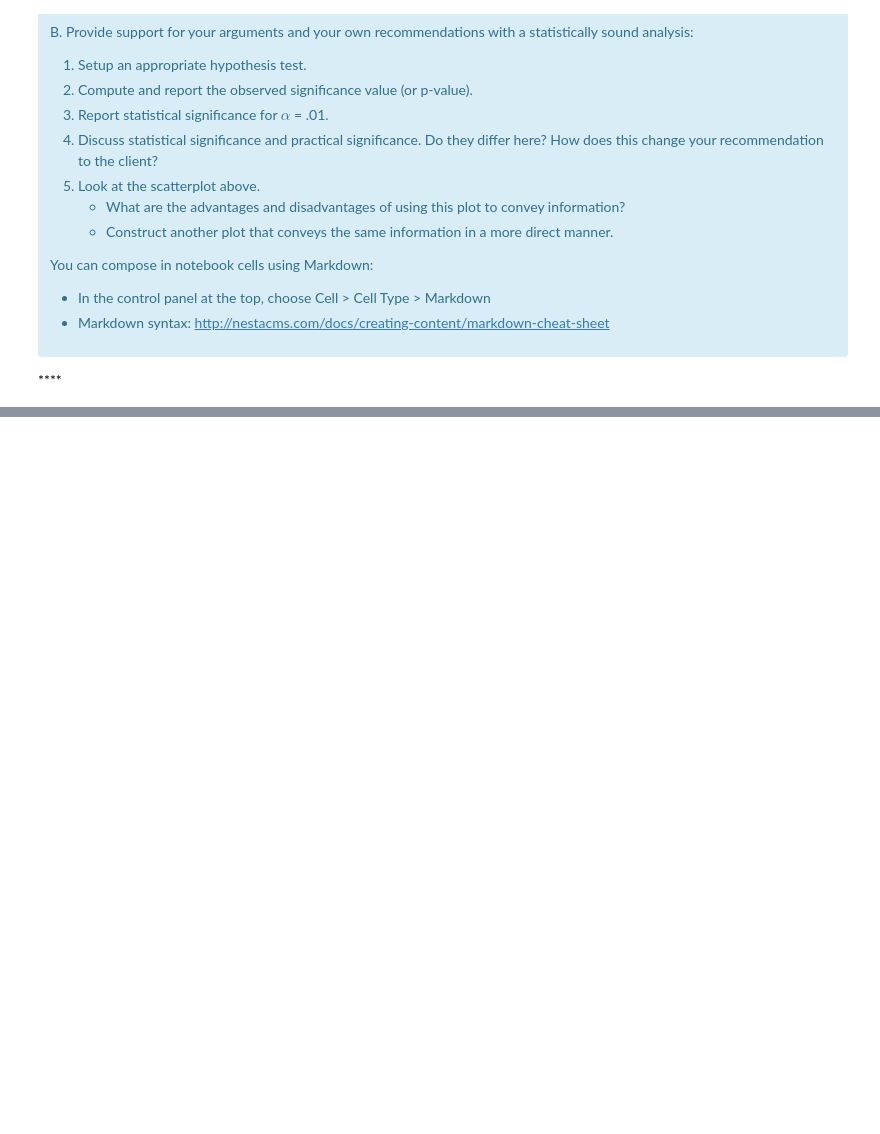
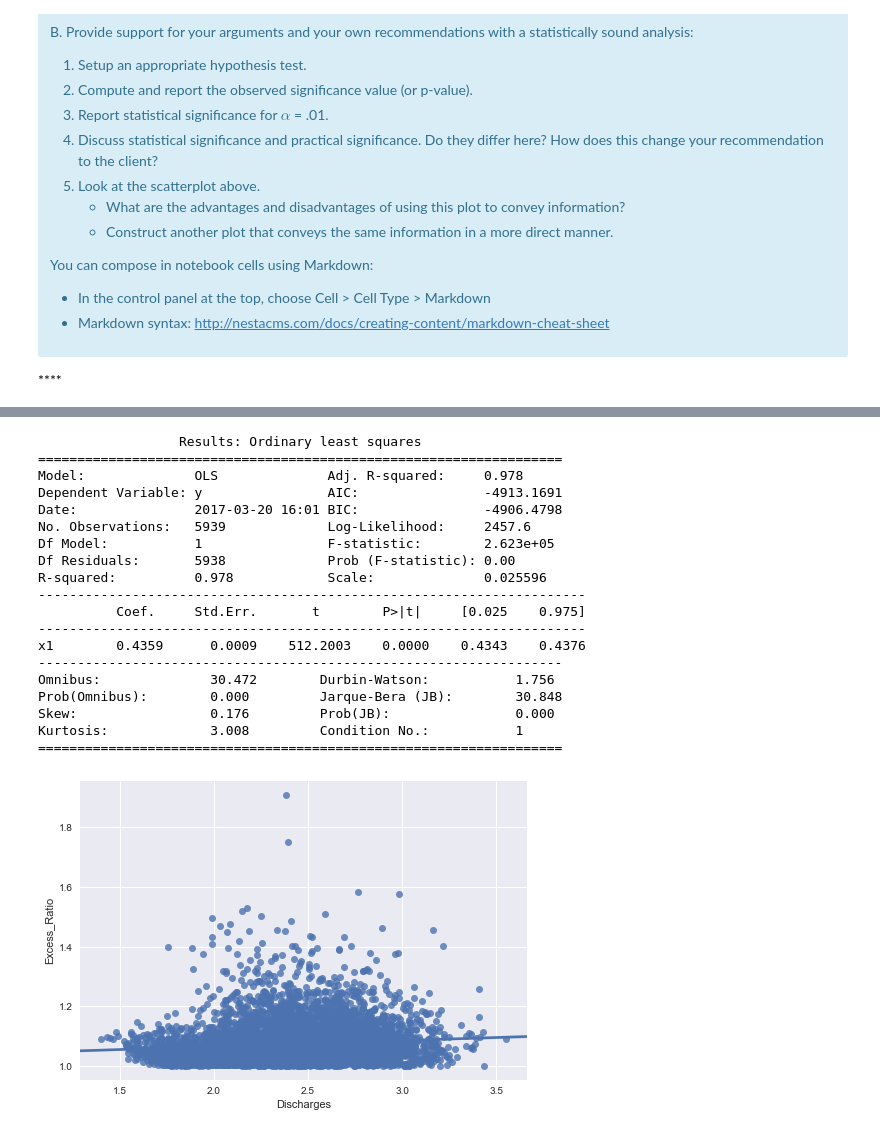
Before and after one commit to JCardenasRdz/SpringBoard, a Jupyter notebook: Projects/11_EDA_Reduce_Hospital_Readmissions/sliderule_dsi_inferential_statistics_exercise_3_SOLUTION.ipynb, the cells around one changed output, grey strips where cells are left out. Saved outputs shown, nothing was run; the diff lists cells and outputs as text; code cells hidden in the pictures; blank space fills up the shorter version.

```diff
--- a/Projects/11_EDA_Reduce_Hospital_Readmissions/sliderule_dsi_inferential_statistics_exercise_3_SOLUTION.ipynb
+++ b/Projects/11_EDA_Reduce_Hospital_Readmissions/sliderule_dsi_inferential_statistics_exercise_3_SOLUTION.ipynb
@@ -116,0 +255,23 @@ You can compose in notebook cells using Markdown:
+# %%
+linear_fitting(df_log10[df_log10.Excess_Ratio>1.0],'Discharges','Excess_Ratio')
+# %% [output]
+                  Results: Ordinary least squares
+===================================================================
+Model:              OLS              Adj. R-squared:     0.978
+Dependent Variable: y                AIC:                -4913.1691
+Date:               2017-03-20 16:01 BIC:                -4906.4798
+No. Observations:   5939             Log-Likelihood:     2457.6
+Df Model:           1                F-statistic:        2.623e+05
+Df Residuals:       5938             Prob (F-statistic): 0.00
+R-squared:          0.978            Scale:              0.025596
+----------------------------------------------------------------------
+          Coef.     Std.Err.       t        P>|t|     [0.025    0.975]
+----------------------------------------------------------------------
+x1        0.4359      0.0009    512.2003    0.0000    0.4343    0.4376
+-------------------------------------------------------------------
+Omnibus:              30.472        Durbin-Watson:           1.756
+Prob(Omnibus):        0.000         Jarque-Bera (JB):        30.848
+Skew:                 0.176         Prob(JB):                0.000
+Kurtosis:             3.008         Condition No.:           1
+===================================================================
+[figure, added]
```
Also changed, not shown: parts of 20 cells of this notebook, 3 other files.
